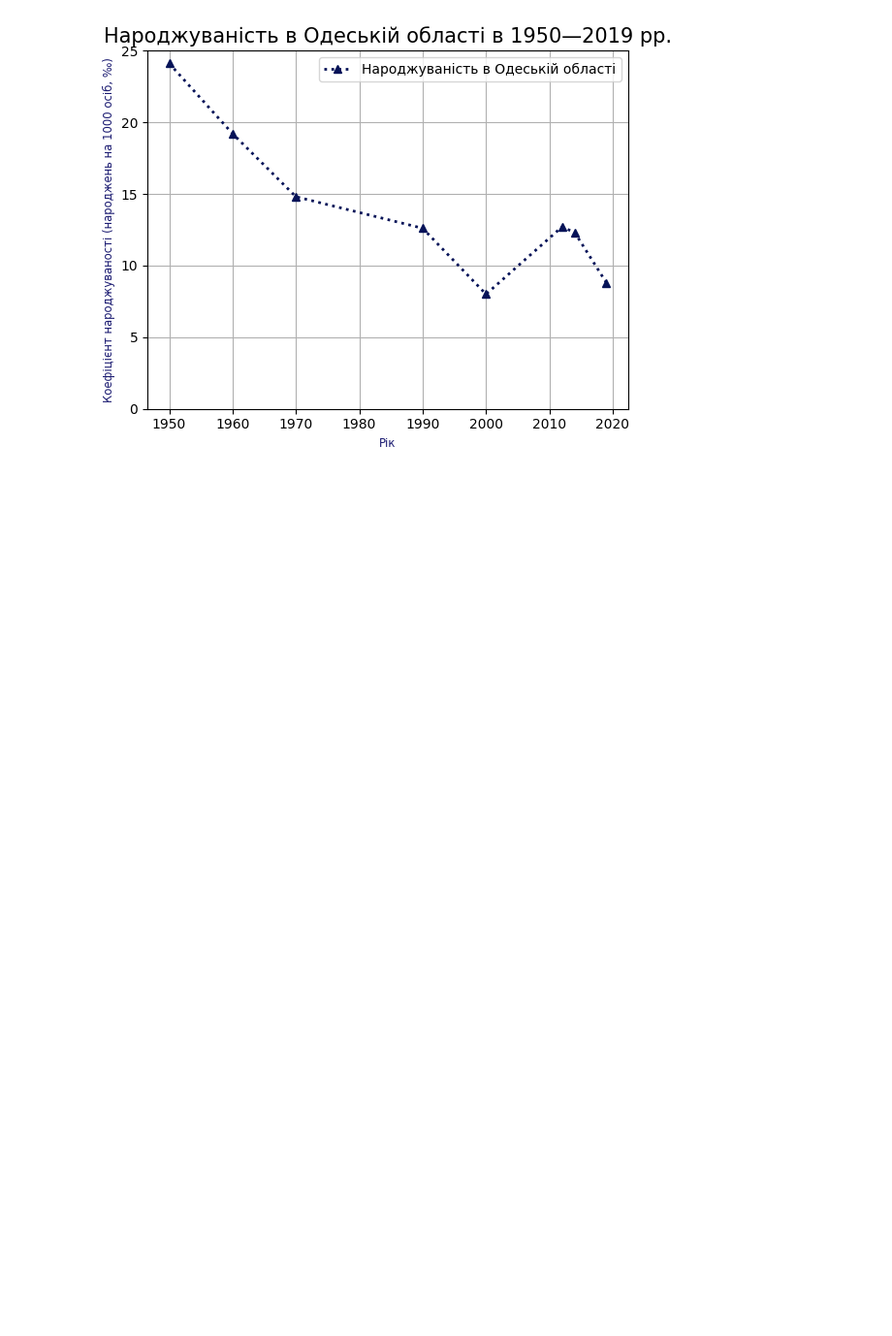
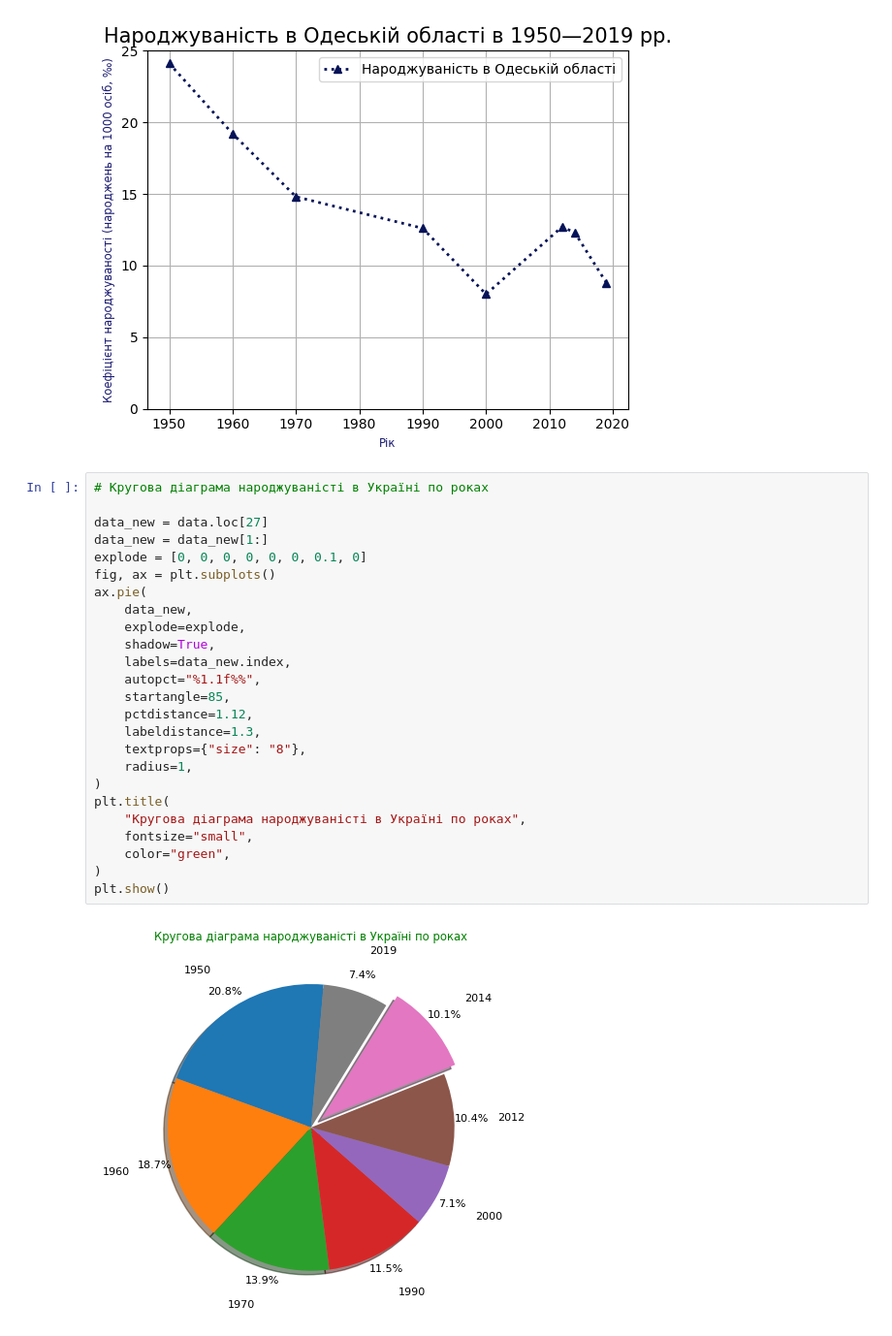
Before and after one commit to Hannakua/Module-2, a Jupyter notebook: Hw2.1.ipynb, the cells around one changed output. Shown: that part at 97% size. Cells and saved outputs as stored; diff of their text form; blank space fills up the shorter version.

```diff
--- a/Hw2.1.ipynb
+++ b/Hw2.1.ipynb
@@ -192,3 +178,30 @@ plt.grid()
 plt.show()
 # %% [output]
 [figure]
+# %%
+# Кругова діаграма народжуваністі в Україні по роках
+
+data_new = data.loc[27]
+data_new = data_new[1:]
+explode = [0, 0, 0, 0, 0, 0, 0.1, 0]
+fig, ax = plt.subplots()
+ax.pie(
+    data_new,
+    explode=explode,
+    shadow=True,
+    labels=data_new.index,
+    autopct="%1.1f%%",
+    startangle=85,
+    pctdistance=1.12,
+    labeldistance=1.3,
+    textprops={"size": "8"},
+    radius=1,
+)
+plt.title(
+    "Кругова діаграма народжуваністі в Україні по роках",
+    fontsize="small",
+    color="green",
+)
+plt.show()
+# %% [output]
+[figure, added]
```
Also changed, not shown: parts of 1 cell of this notebook, 1 other file.
